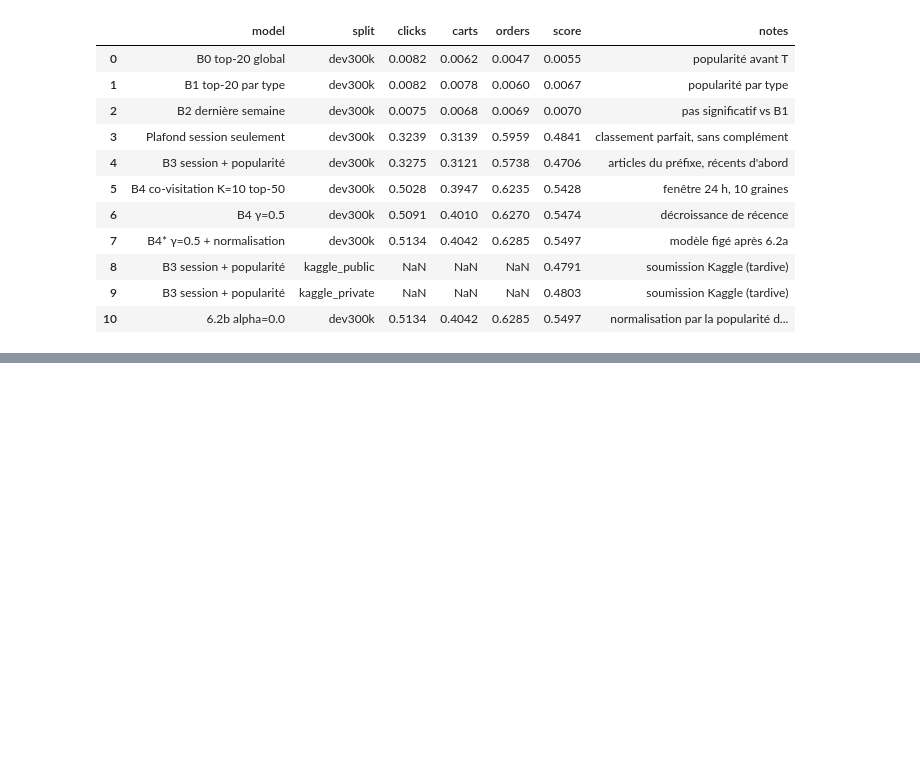
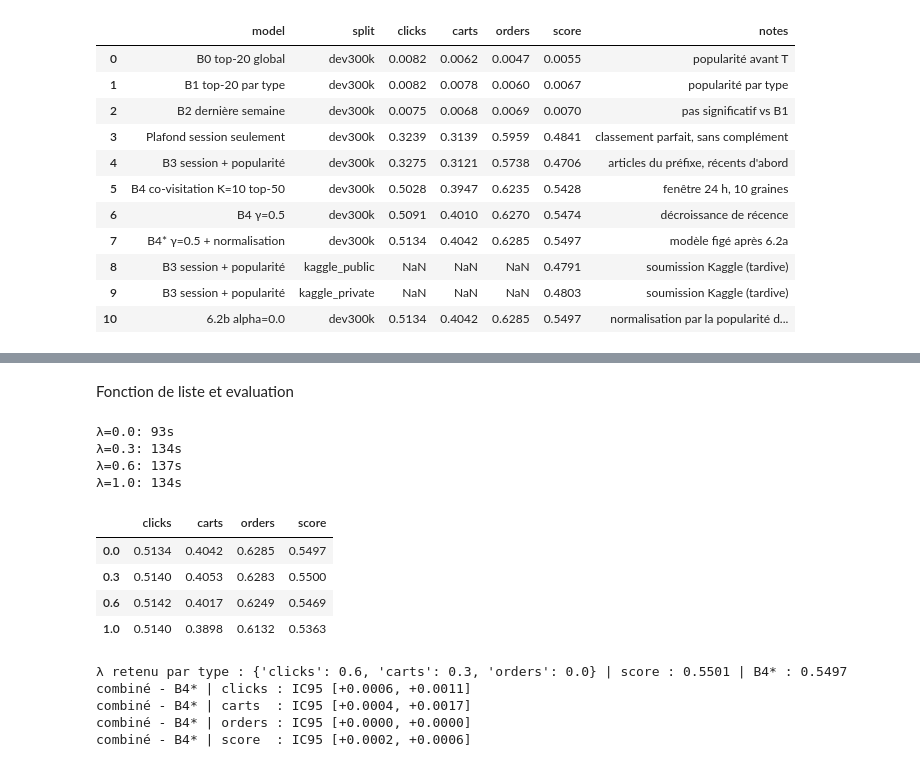
Before and after one commit to MohamedAamer01/otto-recommender-sys, a Jupyter notebook: notebooks/06_covisitation.ipynb, the cells around one changed output, grey strips where cells are left out. Drawn from its saved outputs; the diff is of its cells as text; code cells hidden in the pictures; blank space fills up the shorter version.

```diff
--- a/notebooks/06_covisitation.ipynb
+++ b/notebooks/06_covisitation.ipynb
@@ -520,0 +623,7 @@ alpha=1.0: Δ score IC95 [-0.0629, -0.0600] | clicks -0.1441 | carts -0.0715 | o
+# %%
+t0 = time.time()
+typed = build_topn_typed(aid_arr, ts_arr, type_arr, sizes_arr, cum, n_items,
+                         K=10, window=86400, tmax=T, N=50, P=4)
+print(f"Construction : {(time.time()-t0)/60:.1f} min")
+for tj, name in enumerate(["clicks", "carts", "orders"]):
+    print(f"{name:<7}: {(typed[tj][0][:, 0] >= 0).mean()*100:.1f} % des articles ont au moins 1 voisin")
@@ -520,0 +639,68 @@ alpha=1.0: Δ score IC95 [-0.0629, -0.0600] | clicks -0.1441 | carts -0.0715 | o
+# %% [markdown]
+Fonction de liste et evaluation
+# %%
+def rn(x):                                           # normalisation par ligne (chaque graine vote pour 1)
+    return x / np.maximum(x.sum(axis=1, keepdims=True), 1)
+
+def lists_typed(seen, tops, nj, nc, typed, lam, n_seed=10, gamma=0.5, n=20):
+    """lam : dict type -> poids de la table typée (0 = table générale seule, comme B4*)."""
+    base0 = seen[:n]; out = {}
+    sd = np.asarray(seen[:n_seed]); decay = (gamma ** np.arange(len(sd)))[:, None]
+    gen_j = nj[sd].ravel(); gen_s = (rn(nc[sd].astype(np.float64)) * decay).ravel()
+    for t, tj in {"clicks": 0, "carts": 1, "orders": 2}.items():
+        base = list(base0)
+        if len(base) < n:
+            L = lam[t]; js, ss = gen_j, gen_s * (1 - L)
+            if L > 0:
+                tn, tc = typed[tj]
+                js = np.concatenate([js, tn[sd].ravel()])
+                ss = np.concatenate([ss, (rn(tc[sd].astype(np.float64)) * decay).ravel() * L])
+            m = js >= 0
+            if m.any():
+                u, inv = np.unique(js[m], return_inverse=True)
+                sc = np.bincount(inv, weights=ss[m])
+                order = np.argsort(-sc, kind="stable"); sset = set(base)
+                base = base + [int(x) for x in u[order] if int(x) not in sset][:n - len(base)]
+        out[t] = topup(base, tops[t], n)
+    return out
+
+LAMS = [0.0, 0.3, 0.6, 1.0]
+HL, RL = {}, {}
+for L in LAMS:
+    t0 = time.time(); lam = {t: L for t in WEIGHTS}
+    H, _ = per_session(lambda s: lists_typed(seen_items(s), tops_T, nbr_j, nbr_c, typed, lam), GT)
+    HL[L] = H; RL[L] = score_from(H, D)
+    print(f"λ={L}: {time.time()-t0:.0f}s")
+
+assert abs(RL[0.0]["score"] - 0.5497) < 5e-4, "λ=0 doit redonner B4* (0.5497)"
+display(pd.DataFrame(RL).T.round(4))
+
+# λ choisi séparément par type (les trois recalls sont indépendants)
+best = {t: max(LAMS, key=lambda L: RL[L][t]) for t in WEIGHTS}
+Hc = {t: HL[best[t]][t] for t in WEIGHTS}
+rc = score_from(Hc, D)
+print("λ retenu par type :", best, "| score :", round(rc["score"], 4), "| B4* : 0.5497")
+
+d = boot_diff_all(HL[0.0], Hc, D, B=100)
+for k, (lo, hi) in d.items():
+    print(f"combiné - B4* | {k:<7}: IC95 [{lo:+.4f}, {hi:+.4f}]")
+
+if rc["score"] - RL[0.0]["score"] > 0.001:          # on ne journalise que si c'est une vraie amélioration
+    log_result("6.2c tables typées", rc, f"λ par type = {best}")
+else:
+    log_result("6.2c tables typées (négatif)", rc, f"λ par type = {best} : gain < 0.001")
+# %% [output]
+λ=0.0: 93s
+λ=0.3: 134s
+λ=0.6: 137s
+λ=1.0: 134s
+|  | clicks | carts | orders | score |
+| 0.0 | 0.5134 | 0.4042 | 0.6285 | 0.5497 |
+| 0.3 | 0.5140 | 0.4053 | 0.6283 | 0.5500 |
+| 0.6 | 0.5142 | 0.4017 | 0.6249 | 0.5469 |
+| 1.0 | 0.5140 | 0.3898 | 0.6132 | 0.5363 |
+λ retenu par type : {'clicks': 0.6, 'carts': 0.3, 'orders': 0.0} | score : 0.5501 | B4* : 0.5497
+combiné - B4* | clicks : IC95 [+0.0006, +0.0011]
+combiné - B4* | carts  : IC95 [+0.0004, +0.0017]
+combiné - B4* | orders : IC95 [+0.0000, +0.0000]
+combiné - B4* | score  : IC95 [+0.0002, +0.0006]
```
Also changed, not shown: parts of 8 cells of this notebook.
